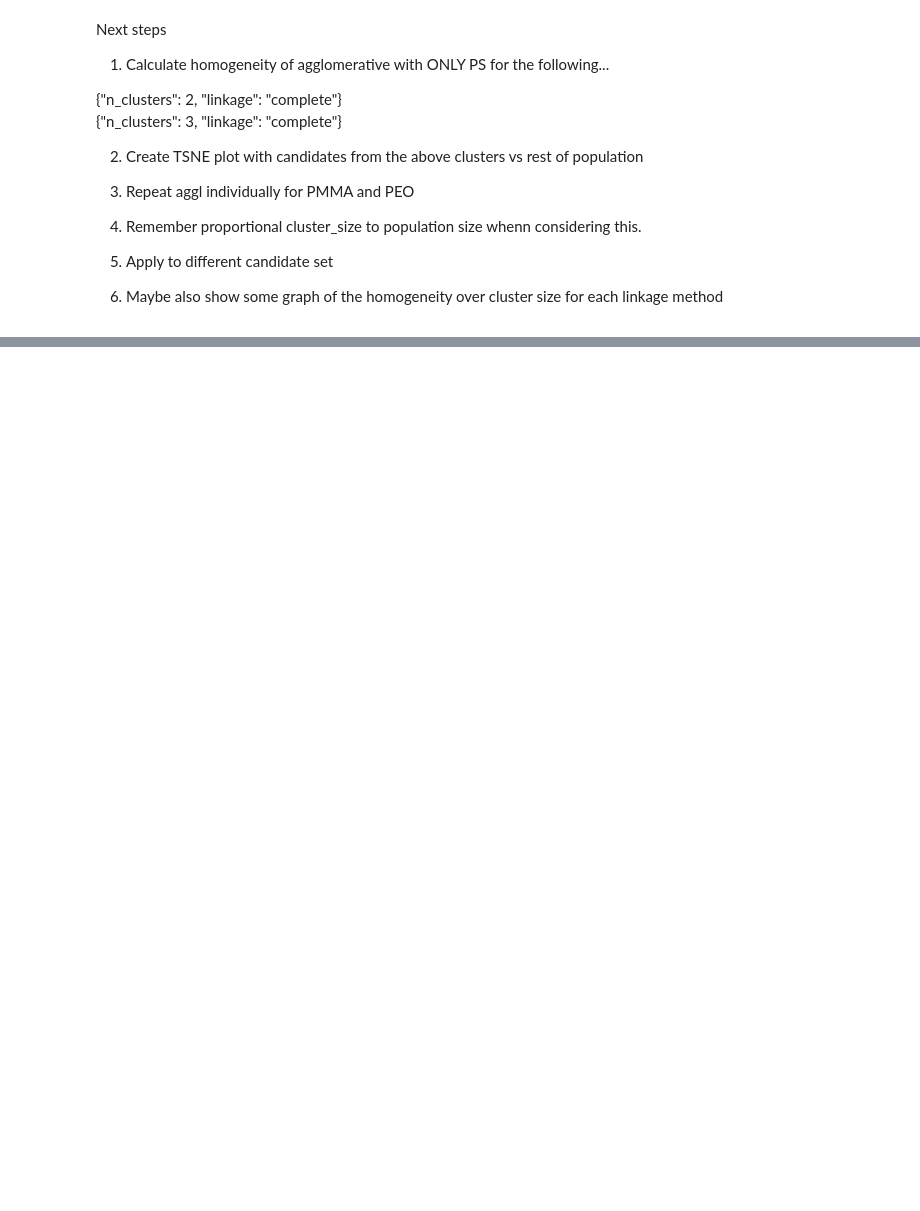
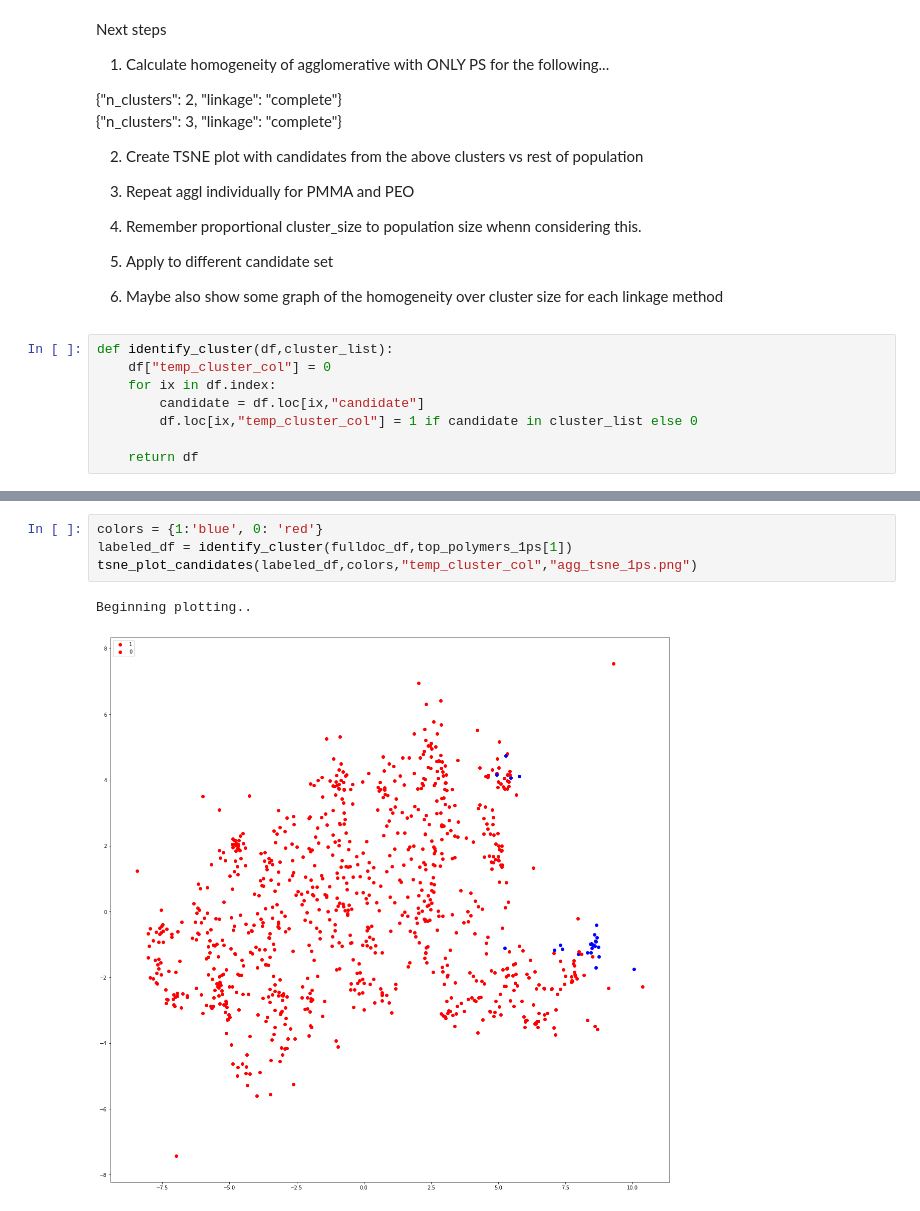
Before and after one commit to Dan195/WordEmbeddingNER-Cluster, a Jupyter notebook: ClassifyingWithClustering.ipynb, the cells around one changed output, grey strips where cells are left out. Saved outputs shown, nothing was run; the diff lists cells and outputs as text; blank space fills up the shorter version.

```diff
--- a/ClassifyingWithClustering.ipynb
+++ b/ClassifyingWithClustering.ipynb
@@ -1159,3 +968,11 @@ Next steps
 4. Remember proportional cluster_size to population size whenn considering this.
 5. Apply to different candidate set
 6. Maybe also show some graph of the homogeneity over cluster size for each linkage method
+# %%
+def identify_cluster(df,cluster_list):
+    df["temp_cluster_col"] = 0
+    for ix in df.index:
+        candidate = df.loc[ix,"candidate"]
+        df.loc[ix,"temp_cluster_col"] = 1 if candidate in cluster_list else 0
+
+    return df
@@ -1183,2 +1030,9 @@ print(total_polymers/len(top_performers_2_linkage))
+# %%
+colors = {1:'blue', 0: 'red'}
+labeled_df = identify_cluster(fulldoc_df,top_polymers_1ps[1])
+tsne_plot_candidates(labeled_df,colors,"temp_cluster_col","agg_tsne_1ps.png")
+# %% [output]
+Beginning plotting..
+[figure, added]
 # %%
 pd.set_option('display.max_rows', 500)
```
Also changed, not shown: parts of 60 cells of this notebook.
